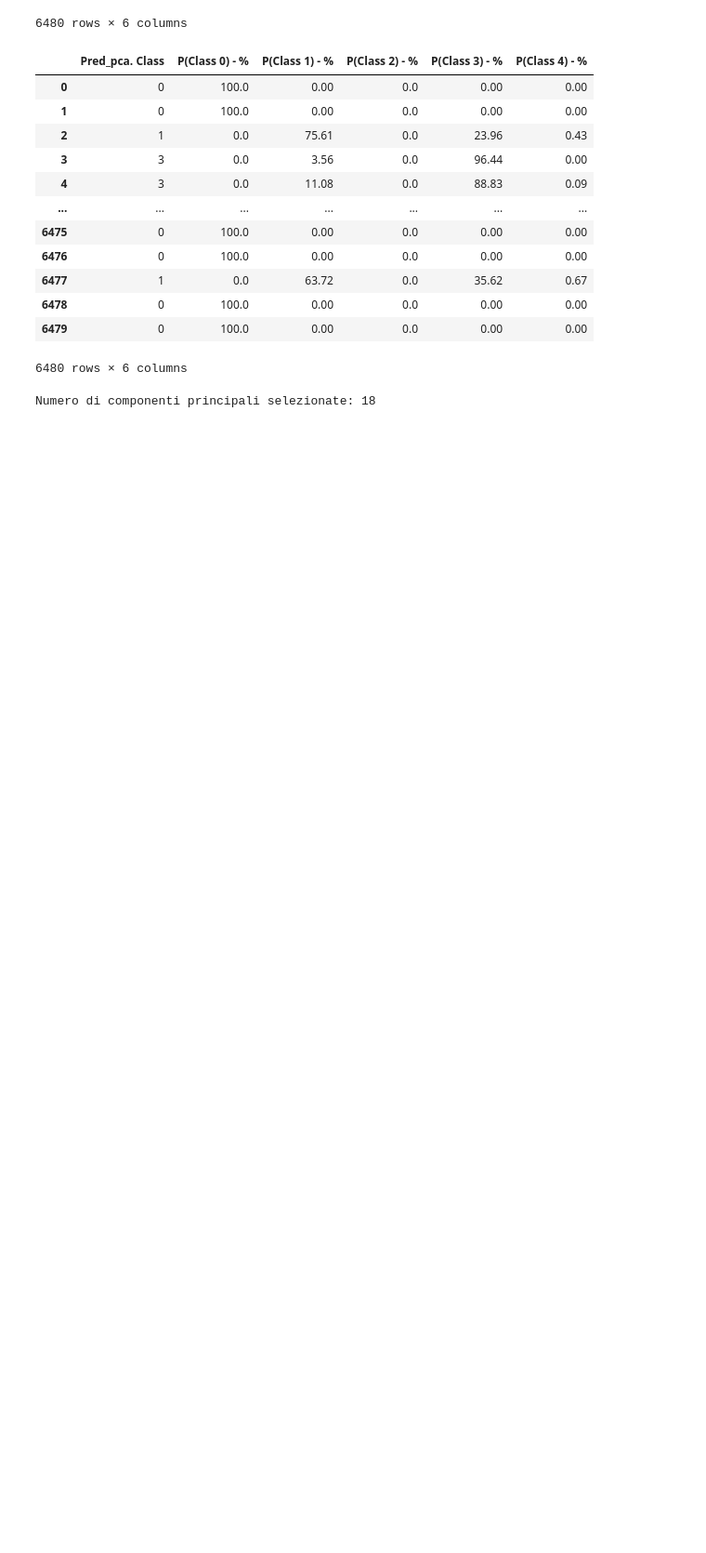
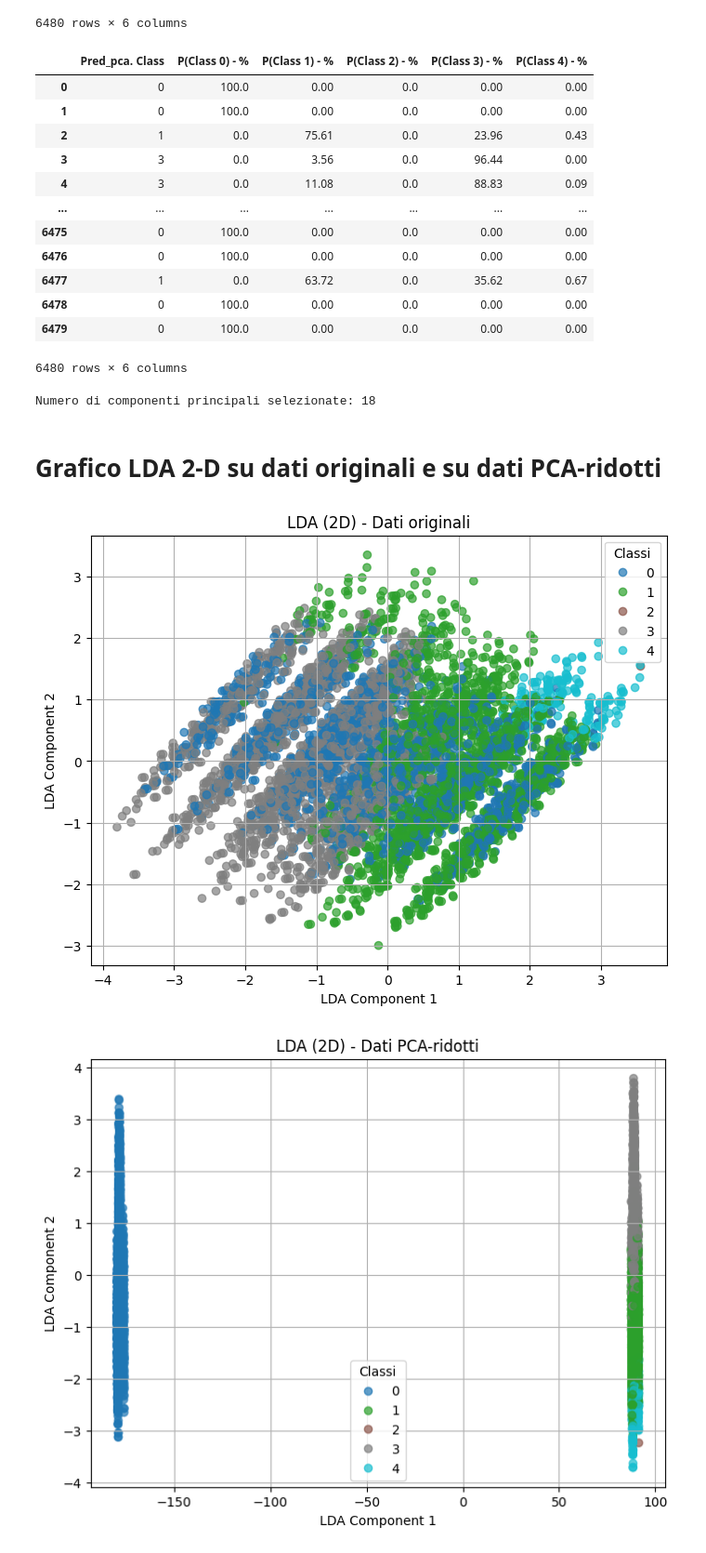
Before and after one commit to AlessioGiay/Progetto_MateIA, a Jupyter notebook: Progetto.ipynb, the cells around one changed output. Shown at 93% size. Saved outputs shown, nothing was run; the diff lists cells and outputs as text; code cells hidden in the pictures; blank space fills up the shorter version.

```diff
--- a/Progetto.ipynb
+++ b/Progetto.ipynb
@@ -207,3 +223,32 @@ print(f"Numero di componenti principali selezionate: {pca.n_components_}")
 | 6479 | 0 | 100.0 | 0.00 | 0.0 | 0.00 | 0.00 |
 6480 rows × 6 columns
 Numero di componenti principali selezionate: 18
+# %% [markdown]
+# Grafico LDA 2-D su dati originali e su dati PCA-ridotti #
+# %%
+lda_vis = LDA(n_components=2)
+X_lda_2d = lda_vis.fit_transform(X_trainval, y_trainval)
+
+plt.figure(figsize=(8, 6))
+scatter = plt.scatter(X_lda_2d[:, 0], X_lda_2d[:, 1], c=y_trainval, cmap='tab10', alpha=0.7)
+plt.title("LDA (2D) - Dati originali")
+plt.xlabel("LDA Component 1")
+plt.ylabel("LDA Component 2")
+plt.legend(*scatter.legend_elements(), title="Classi")
+plt.grid(True)
+plt.show()
+
+lda_vis_pca = LDA(n_components=2)
+X_lda_2d_pca = lda_vis_pca.fit_transform(X_trainval_pca, y_trainval)
+
+plt.figure(figsize=(8, 6))
+scatter = plt.scatter(X_lda_2d_pca[:, 0], X_lda_2d_pca[:, 1], c=y_trainval, cmap='tab10', alpha=0.7)
+plt.title("LDA (2D) - Dati PCA-ridotti")
+plt.xlabel("LDA Component 1")
+plt.ylabel("LDA Component 2")
+plt.legend(*scatter.legend_elements(), title="Classi")
+plt.grid(True)
+plt.show()
+# %% [output]
+[figure, added]
+[figure, added]
```
Also changed, not shown: parts of 6 cells of this notebook.
